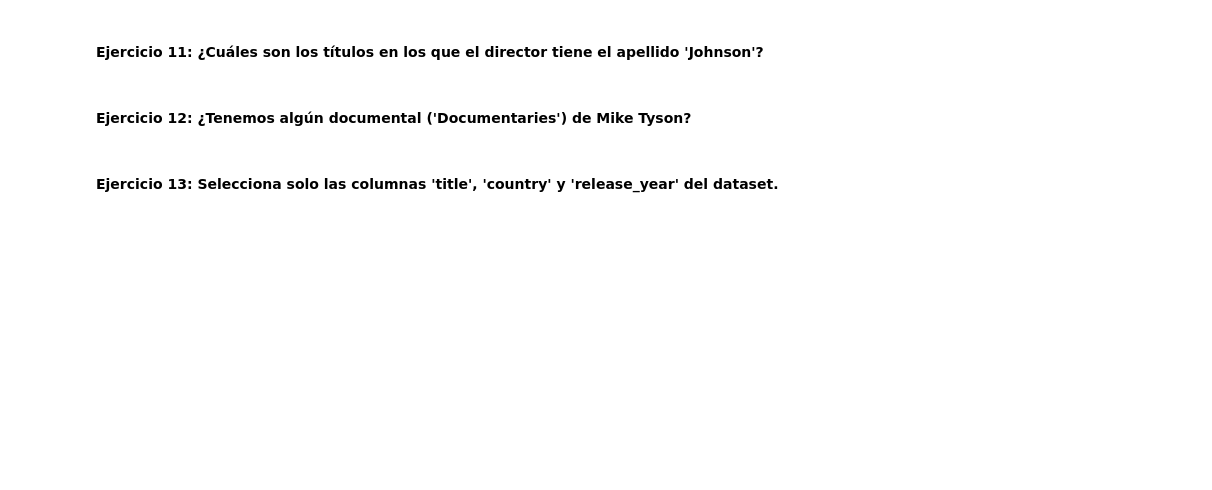
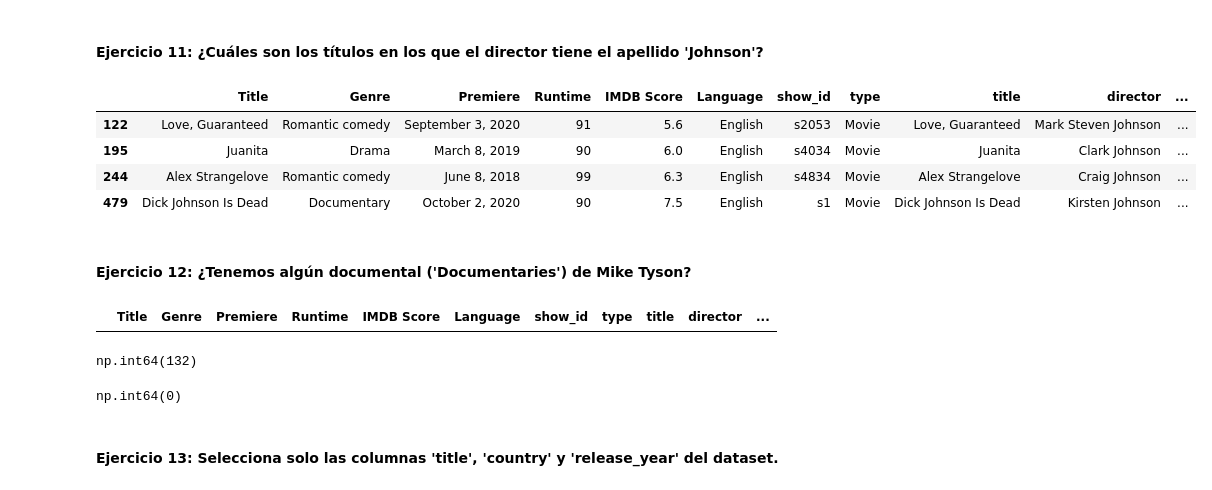
Before and after one commit to jgilsu11/laboratorio-modulo2-leccion03-filtrado-groupby, a Jupyter notebook: laboratorio-modulo2-leccion03-filtrado.ipynb, the cells around one changed output. Saved outputs shown, nothing was run; the diff lists cells and outputs as text; code cells hidden in the pictures; blank space fills up the shorter version.

```diff
--- a/laboratorio-modulo2-leccion03-filtrado.ipynb
+++ b/laboratorio-modulo2-leccion03-filtrado.ipynb
@@ -236,6 +285,31 @@ netflix_concat[filtro_IMDB & filtro_duracion]
 # %% [markdown]
 #### Ejercicio 11: ¿Cuáles son los títulos en los que el director tiene el apellido 'Johnson'?
+# %%
+
+patron_regex= "Johnson"
+apellido=netflix_concat["director"].str.contains(patron_regex, case= False, na= False)
+netflix_concat[apellido]
+# %% [output]
+|  | Title | Genre | Premiere | Runtime | IMDB Score | Language | show_id | type | title | director | ... |
+| 122 | Love, Guaranteed | Romantic comedy | September 3, 2020 | 91 | 5.6 | English | s2053 | Movie | Love, Guaranteed | Mark Steven Johnson | ... |
+| 195 | Juanita | Drama | March 8, 2019 | 90 | 6.0 | English | s4034 | Movie | Juanita | Clark Johnson | ... |
+| 244 | Alex Strangelove | Romantic comedy | June 8, 2018 | 99 | 6.3 | English | s4834 | Movie | Alex Strangelove | Craig Johnson | ... |
+| 479 | Dick Johnson Is Dead | Documentary | October 2, 2020 | 90 | 7.5 | English | s1 | Movie | Dick Johnson Is Dead | Kirsten Johnson | ... |
 # %% [markdown]
 #### Ejercicio 12: ¿Tenemos algún documental ('Documentaries') de Mike Tyson?
+# %%
+filtro_cast= netflix_concat["cast"] == "Mike Tyson"
+filtro_genre= netflix_concat["Genre"] == "Documentary"    #Creo que el código no está mal simplemnete es cosa de mi base de datos q no tenga mike
+netflix_concat[filtro_cast & filtro_genre]
+# %% [output]
+|  | Title | Genre | Premiere | Runtime | IMDB Score | Language | show_id | type | title | director | ... |
+# %%
+filtro_genre.sum()
+# %% [output]
+np.int64(132)
+# %%
+filtro_cast.sum()
+# %% [output]
+np.int64(0)
 # %% [markdown]
 #### Ejercicio 13: Selecciona solo las columnas 'title', 'country' y 'release_year' del dataset.
```
Also changed, not shown: parts of 6 cells of this notebook.
